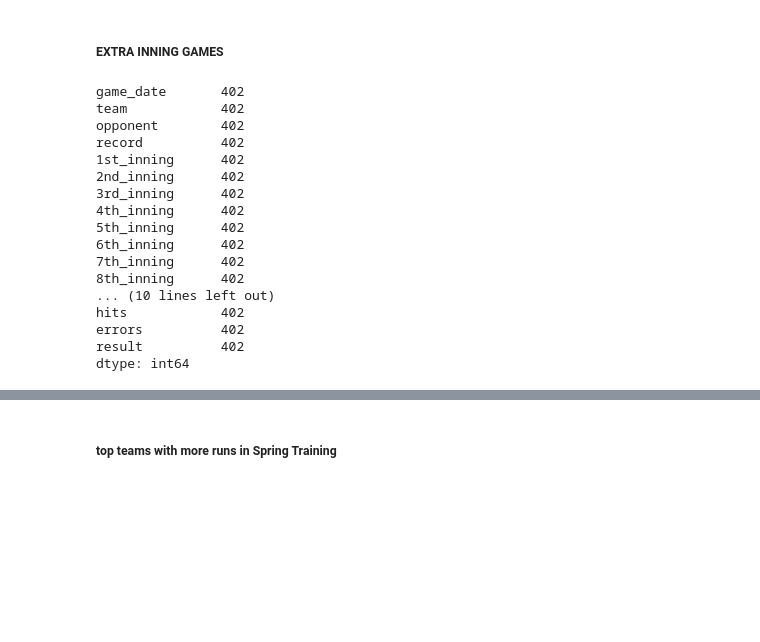
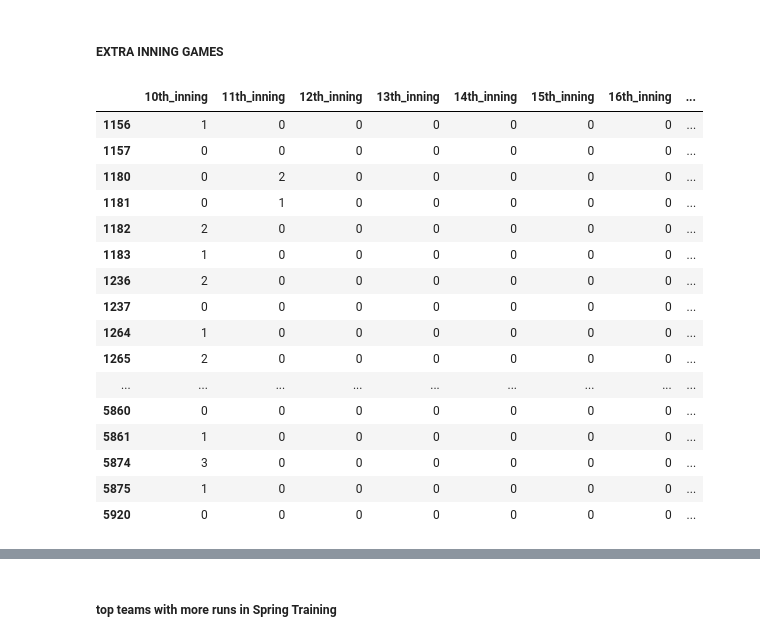
Before and after one commit to ed04rdo/MLB-webscraper, a Jupyter notebook: src/analysis.ipynb, the cells around one changed output, grey strips where cells are left out. Drawn from its saved outputs; the diff is of its cells as text; code cells hidden in the pictures; blank space fills up the shorter version.

```diff
--- a/src/analysis.ipynb
+++ b/src/analysis.ipynb
@@ -249,24 +237,37 @@ pio.write_html(fig_2,path+'/../img_plots/fig_2.html',auto_open=True)
 fig_2.show()
-# %%
-season_up_to_date_DF[season_up_to_date_DF.extra_inning == 'Y'].count()
-# %% [output]
-game_date       402
-team            402
-opponent        402
-record          402
-1st_inning      402
-2nd_inning      402
-3rd_inning      402
-4th_inning      402
-5th_inning      402
-6th_inning      402
-7th_inning      402
-8th_inning      402
-... (10 lines left out)
-hits            402
-errors          402
-result          402
-dtype: int64
+# %%
+extra_inning_duration = season_up_to_date_DF[season_up_to_date_DF['extra_inning']=='Y'].iloc[:,13:22]
+extra_inning_counts = extra_inning_duration['total_innings'].value_counts().reset_index()
+
+fig_3 = go.Figure(go.Pie(labels=extra_inning_counts['total_innings'],
+                         values=extra_inning_counts['count'],
+                         hole=.5,
+                         marker_colors=px.colors.sequential.Oryel[2:],
+                         hovertemplate='Innings: %{label}<br>Games: %{value}</br>',
+                         name=''
+                         )).update_layout(title='Extra Inning Games Duration',
+                                          legend_title_text='Innings')
+fig_3.show()
+pio.write_html(fig_3,path+'/../img_plots/fig_3.html')
+extra_inning_duration
+# %% [output]
+|  | 10th_inning | 11th_inning | 12th_inning | 13th_inning | 14th_inning | 15th_inning | 16th_inning | ... |
+| 1156 | 1 | 0 | 0 | 0 | 0 | 0 | 0 | ... |
+| 1157 | 0 | 0 | 0 | 0 | 0 | 0 | 0 | ... |
+| 1180 | 0 | 2 | 0 | 0 | 0 | 0 | 0 | ... |
+| 1181 | 0 | 1 | 0 | 0 | 0 | 0 | 0 | ... |
+| 1182 | 2 | 0 | 0 | 0 | 0 | 0 | 0 | ... |
+| 1183 | 1 | 0 | 0 | 0 | 0 | 0 | 0 | ... |
+| 1236 | 2 | 0 | 0 | 0 | 0 | 0 | 0 | ... |
+| 1237 | 0 | 0 | 0 | 0 | 0 | 0 | 0 | ... |
+| 1264 | 1 | 0 | 0 | 0 | 0 | 0 | 0 | ... |
+| 1265 | 2 | 0 | 0 | 0 | 0 | 0 | 0 | ... |
+| ... | ... | ... | ... | ... | ... | ... | ... | ... |
+| 5860 | 0 | 0 | 0 | 0 | 0 | 0 | 0 | ... |
+| 5861 | 1 | 0 | 0 | 0 | 0 | 0 | 0 | ... |
+| 5874 | 3 | 0 | 0 | 0 | 0 | 0 | 0 | ... |
+| 5875 | 1 | 0 | 0 | 0 | 0 | 0 | 0 | ... |
+| 5920 | 0 | 0 | 0 | 0 | 0 | 0 | 0 | ... |
 # %%
 season_up_to_date_DF[["team","1st_inning","2nd_inning","3rd_inning","4th_inning","5th_inning","6th_inning","7th_inning","8th_inning","9th_inning"]].groupby("team").sum().sort_values("1st_inning",ascending=False)
 # %% [output]
```
Also changed, not shown: parts of 9 cells of this notebook, 3 other files.
